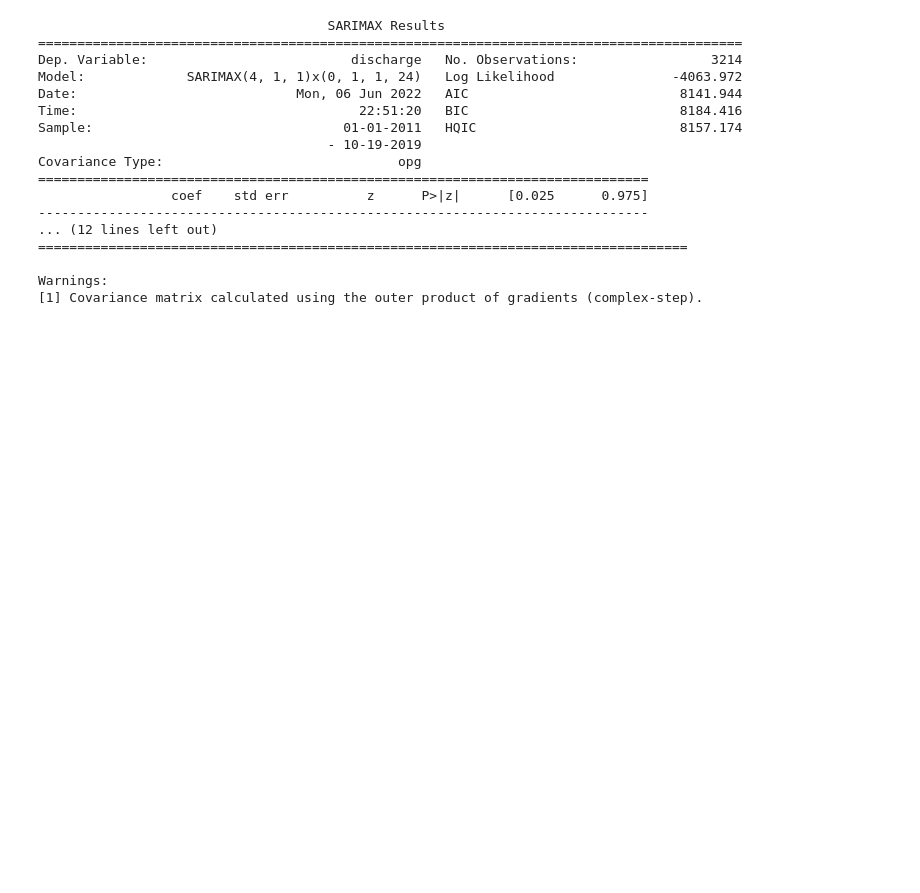
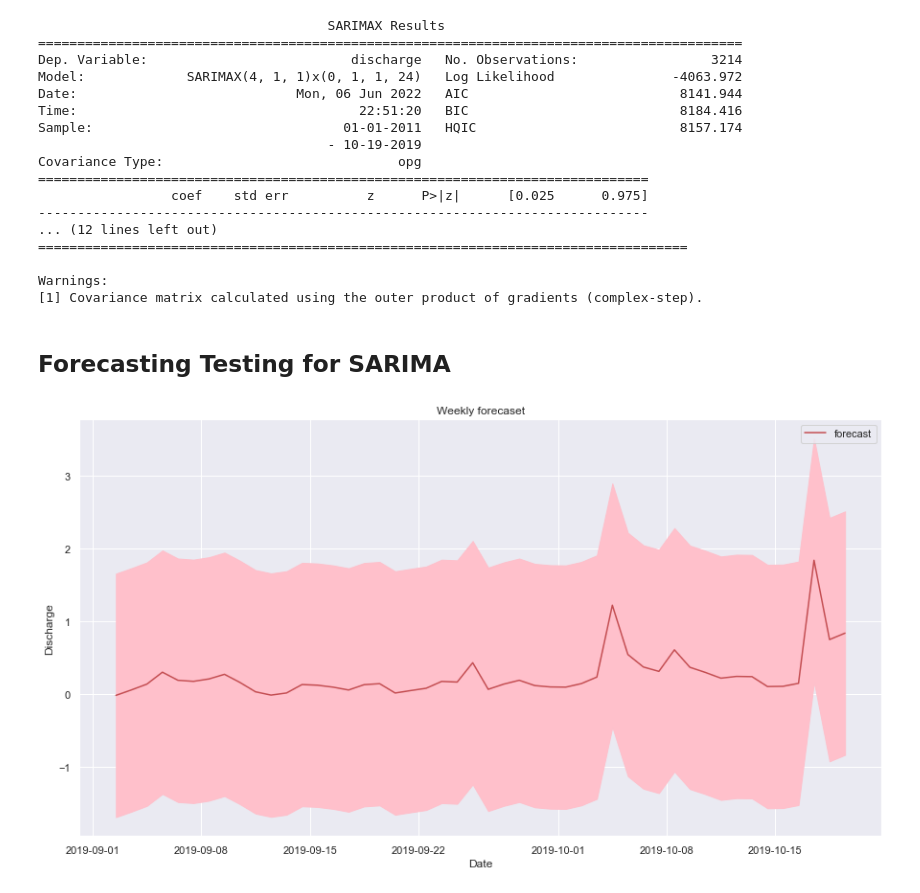
Before and after one commit to kode-git/copernicus, a Jupyter notebook: Data_Modelling_and_Evaluation.ipynb, the cells around one changed output. Drawn from its saved outputs; the diff is of its cells as text; code cells hidden in the pictures; blank space fills up the shorter version.

Commit message:
plot weekly and mean predictions

```diff
--- a/Data_Modelling_and_Evaluation.ipynb
+++ b/Data_Modelling_and_Evaluation.ipynb
@@ -287,3 +287,36 @@ Covariance Type:                              opg
 
 Warnings:
 [1] Covariance matrix calculated using the outer product of gradients (complex-step).
+# %% [markdown]
+## Forecasting Testing for SARIMA
+# %%
+# Generate predictions
+one_step_forecast = results.get_prediction(start=-48)
+
+# Extract prediction mean
+mean_forecast = one_step_forecast.predicted_mean
+
+# Get confidence intervals of predictions
+confidence_intervals = one_step_forecast.conf_int()
+
+# Select lower and upper confidence limits
+lower_limits = confidence_intervals.loc[:, 'lower discharge']
+upper_limits = confidence_intervals.loc[:, 'upper discharge']
+# %%
+# plot the dranse data
+
+# plot your mean predictions
+plt.plot(mean_forecast.index, mean_forecast, color='r', label='forecast')
+
+# shade the area between your confidence limits
+plt.fill_between(lower_limits.index, lower_limits,
+               upper_limits, color='pink')
+
+# set labels, legends and show plot
+plt.xlabel('Date')
+plt.ylabel('Discharge')
+plt.title('Weekly forecast')
+plt.legend()
+plt.show()
+# %% [output]
+[figure, added]
```
